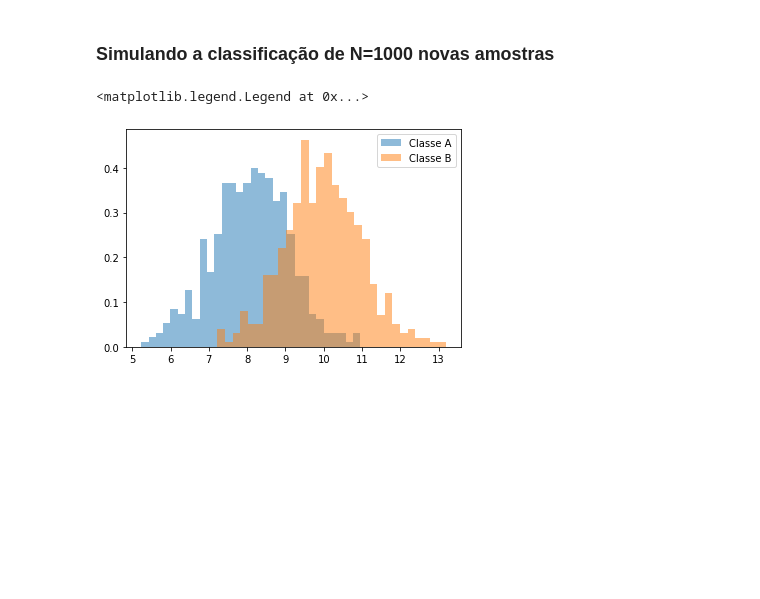
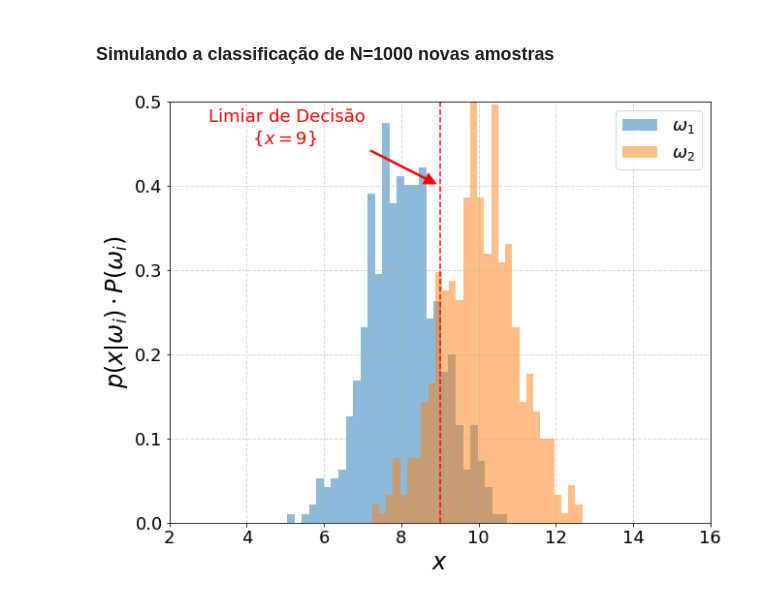
Before and after one commit to titocaco/disciplina_ml, a Jupyter notebook: ml_prova_2.ipynb, the cells around one changed output. Saved outputs shown, nothing was run; the diff lists cells and outputs as text; code cells hidden in the pictures; blank space fills up the shorter version.

Commit message:
Ajustes finais na Questão 2 e inclusão de alguns comentários extras.

```diff
--- a/ml_prova_2.ipynb
+++ b/ml_prova_2.ipynb
@@ -126,13 +126,49 @@ plt.show()
 [figure]
 # %% [markdown]
 ### Simulando a classificação de N=1000 novas amostras
-# %%
-amostras_A = np.random.normal(8, 1, int(N_PONTOS/2))
-amostras_B = np.random.normal(10, 1, int(N_PONTOS/2))
-_, _, _ = plt.hist(amostras_A, 30, density=True, alpha=0.5, label='Classe A')
-_, _, _ = plt.hist(amostras_B, 30, density=True, alpha=0.5, label='Classe B')
-plt.legend()
-# %% [output]
-<matplotlib.legend.Legend at 0x...>
-[figure, removed]
+# %%
+# Geração de um conjunto de 500 amostras do conjunto A e 500 amostras do conjunto B
+amostras_omega1 = np.random.normal(8, 1, int(N_PONTOS/2))
+amostras_omega2 = np.random.normal(10, 1, int(N_PONTOS/2))
+# %%
+# Plot dos dados
+plt.figure(figsize=(10, 8))
+
+_, _, _ = plt.hist(amostras_omega1, 30, density=True, alpha=0.5, label=r'$\omega_1$')
+_, _, _ = plt.hist(amostras_omega2, 30, density=True, alpha=0.5, label=r'$\omega_2$')
+
+plt.legend(fontsize=18)
+plt.grid(True, linestyle='--', linewidth=1.0, alpha=0.5)
+
+# Plot do limiar de decisão
+plt.axvline(x=9, linestyle='--', color='red')
+plt.annotate('Limiar de Decisão\n\t$\{x=9\}$',
+             xy=(9.0, 0.4),
+             xytext=(3, 0.45),
+             arrowprops=dict(facecolor='red',
+                             shrink=0.05,
+                             width=1.5,
+                             edgecolor='red'),
+             color='red',
+             fontsize=18)
+
+# Ajustes extras do plot
+plt.xlim(X_MIN, X_MAX)
+plt.ylim(0.0, 0.5)
+plt.xticks(fontsize=18)
+plt.yticks(fontsize=18)
+plt.xlabel(r'$x$', fontsize=24)
+plt.ylabel(r'$p(x | \omega_i)\cdot P(\omega_i)$', fontsize=24)
+
+# Salvamento da figura em PDF
+plt.savefig('ml_prova_02_simulacao_1000_amostras.pdf',
+            format='pdf',
+            dpi=300,
+            transparent=True,
+            bbox_inches='tight')
+
+# Exibicação 'limpa' da figura
+plt.show()
+# %% [output]
+[figure, added]
 # %%
```
Also changed, not shown: parts of 11 cells of this notebook.
